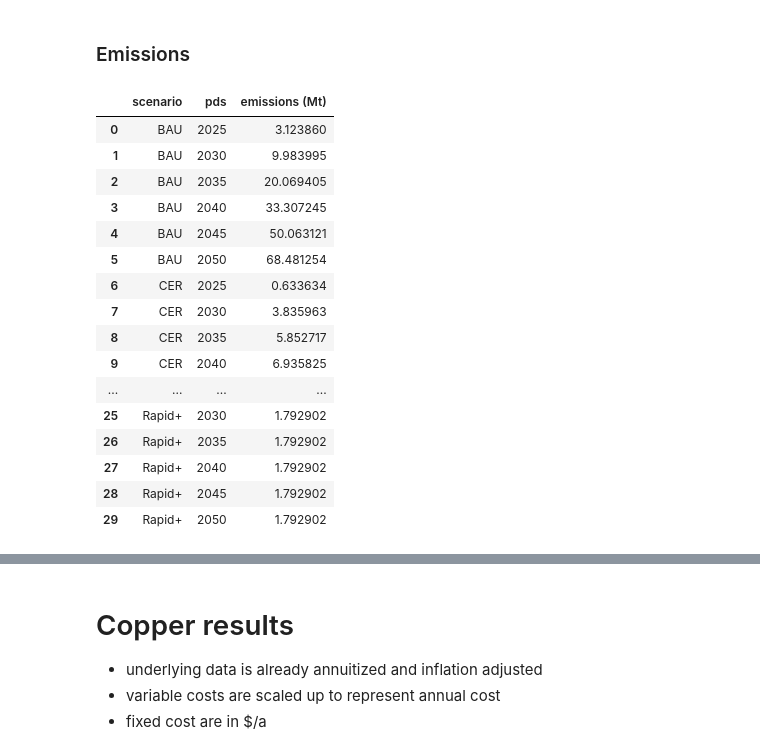
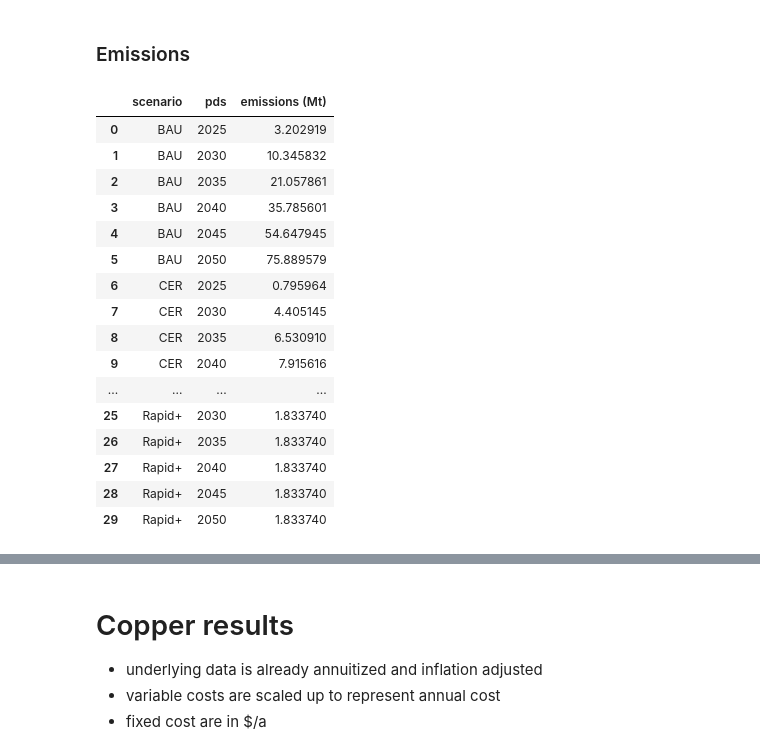
Before and after one commit to david-huck/canadopt, a Jupyter notebook: sandbox.ipynb, the cells around one changed output, grey strips where cells are left out. Drawn from its saved outputs; the diff is of its cells as text; code cells hidden in the pictures.

```diff
--- a/sandbox.ipynb
+++ b/sandbox.ipynb
@@ -116,7 +116,7 @@ def copper_result_dir(abm_result_dir: Path):
     return result_dirs[int(iteration)]
 
 abm_result_dirs = Path("results").iterdir()
-date = "202405"
+date = "20240510"
 abm_result_dirs = [d for d in abm_result_dirs if date in d.name]
 # abm_result_dirs
 result_df = pd.DataFrame(list([(d, copper_result_dir(d)) for d in sorted(abm_result_dirs)]), columns=["ABM path", "ESM path"])
@@ -154,16 +154,16 @@ result_df
 #         for f in path.rglob("*"):
 #             zf.write(f, f)
 # %%
-from zipfile import ZipFile
-from pathlib import Path
+# from zipfile import ZipFile
+# from pathlib import Path
 
-# unzip all the results
-filenames :list[str]= []
-with ZipFile("results_240508","r") as zf:
-    file_list = zf.filelist
-    for f in file_list:
-        fn = f.filename
-        zf.extract(f,)
-        filenames.append(fn)
+# # unzip all the results
+# filenames :list[str]= []
+# with ZipFile("results_240510.zip","r") as zf:
+#     file_list = zf.filelist
+#     for f in file_list:
+#         fn = f.filename
+#         zf.extract(f,)
+#         filenames.append(fn)
 # %% [markdown]
 ## ABM Adoption and energy demands
@@ -250,6 +289,7 @@ emission_dfs = []
 lcoh_dfs = []
 spendings_dfs = []
 retrofit_costs = []
+abm_agg_cost = []
 
 for scenario in result_df.Scenario.unique():
     # print(scenario,":", result_df.query(f"iteration==1 and Scenario=='{scenario}'"))
@@ -284,6 +324,9 @@ for scenario in result_df.Scenario.unique():
     total_spendings["scenario"] = scenario
     spendings_dfs.append(total_spendings)
 
+    abm_agg_annual_costs = abm_total_ann_cost(abm_res)
+    abm_agg_annual_costs["scenario"] = scenario
+    abm_agg_cost.append(abm_agg_annual_costs)
     retrofit_costs.append(get_scenario_retrofit_cost(abm_res))
 
 scenario_tech_shares = pd.concat(tech_share_dfs)
@@ -293,6 +336,7 @@ scenario_subsidies = pd.concat(subsidy_dfs)
 scenario_lcohs = pd.concat(lcoh_dfs)
 scenario_spendings = pd.concat(spendings_dfs)
 scenario_retrofit_costs = pd.concat(retrofit_costs)
+abm_agg_costs = pd.concat(abm_agg_cost)
 
-scenario_emissions.head()
+scenario_retrofit_costs.head()
 # %% [output]
@@ -914,41 +907,40 @@ scen_cap_fig = sciencify_plotly_fig(px.bar(cap_df, x="pds", y="Capacity (GW)", c
 # %%
 import toml
 def get_year_frac(res_path:Path):
     config = toml.load(res_path.joinpath("config.toml"))
     year_frac = len(config["Simulation_Settings"]["run_days"])/365
     return year_frac
 
 result_df["ESM year_frac"] = result_df["ESM path"].apply(get_year_frac)
 
 if len(result_df["ESM year_frac"].unique())>1:
     def add_year_frac(scen_name):
         frac = result_df.query(f"Scenario=='{scen_name}' and iteration==1")["ESM year_frac"]
         return frac
     scen_supply_df["year_frac"] = scen_supply_df["scenario"].apply(add_year_frac)
 else:
     scen_supply_df["year_frac"] = result_df["ESM year_frac"][0]
 gen_type_df = pd.read_csv("copper/scenarios/CER_scenario/generation_type_data.csv", index_col=0)
 scen_supply_df["emissions (Mt)"] = (scen_supply_df["value"]/scen_supply_df["year_frac"]*gen_type_df["fuel_co2"]) / 1e6
 scen_supply_agg = scen_supply_df.groupby(["scenario","pds"])["emissions (Mt)"].sum().groupby("scenario").cumsum().reset_index()
-scen_supply_agg
 # %% [output]
 |  | scenario | pds | emissions (Mt) |
-| 0 | BAU | 2025 | 3.123860 |
-| 1 | BAU | 2030 | 9.983995 |
-| 2 | BAU | 2035 | 20.069405 |
-| 3 | BAU | 2040 | 33.307245 |
-| 4 | BAU | 2045 | 50.063121 |
-| 5 | BAU | 2050 | 68.481254 |
-| 6 | CER | 2025 | 0.633634 |
-| 7 | CER | 2030 | 3.835963 |
-| 8 | CER | 2035 | 5.852717 |
-| 9 | CER | 2040 | 6.935825 |
+| 0 | BAU | 2025 | 3.202919 |
+| 1 | BAU | 2030 | 10.345832 |
+| 2 | BAU | 2035 | 21.057861 |
+| 3 | BAU | 2040 | 35.785601 |
+| 4 | BAU | 2045 | 54.647945 |
+| 5 | BAU | 2050 | 75.889579 |
+| 6 | CER | 2025 | 0.795964 |
+| 7 | CER | 2030 | 4.405145 |
+| 8 | CER | 2035 | 6.530910 |
+| 9 | CER | 2040 | 7.915616 |
 | ... | ... | ... | ... |
-| 25 | Rapid+ | 2030 | 1.792902 |
-| 26 | Rapid+ | 2035 | 1.792902 |
-| 27 | Rapid+ | 2040 | 1.792902 |
-| 28 | Rapid+ | 2045 | 1.792902 |
-| 29 | Rapid+ | 2050 | 1.792902 |
+| 25 | Rapid+ | 2030 | 1.833740 |
+| 26 | Rapid+ | 2035 | 1.833740 |
+| 27 | Rapid+ | 2040 | 1.833740 |
+| 28 | Rapid+ | 2045 | 1.833740 |
+| 29 | Rapid+ | 2050 | 1.833740 |
 # %%
 import plotly.graph_objects as go
 from plotly.subplots import make_subplots
```
Also changed, not shown: parts of 32 cells of this notebook.
